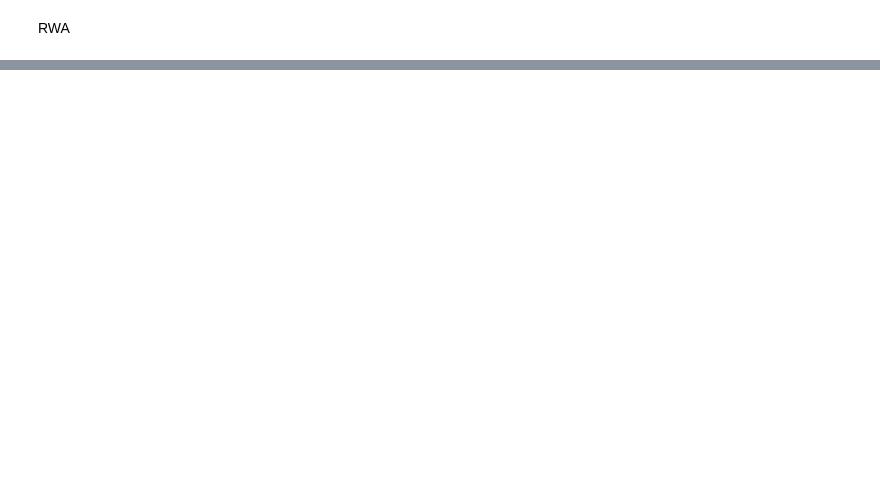
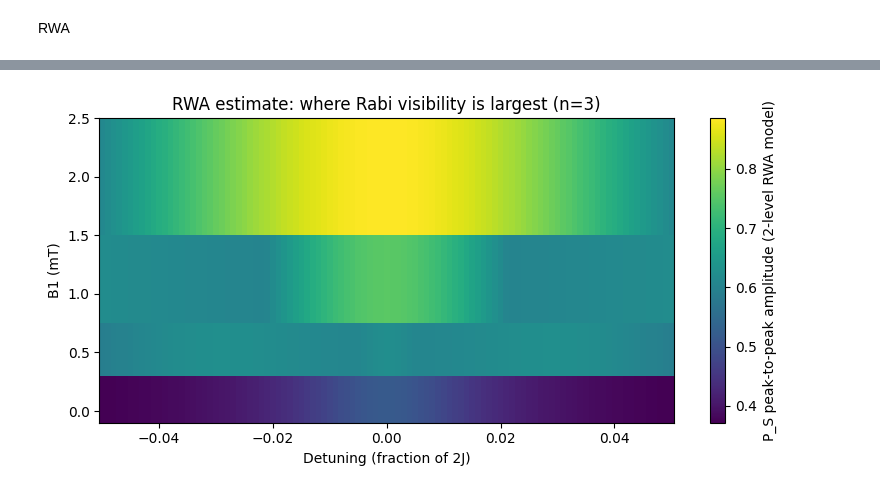
Before and after one commit to shreyasat27/molecularspinqubit_computationalpipeline, a Jupyter notebook: rabiresonance.ipynb, the cells around one changed output, grey strips where cells are left out. Saved outputs shown, nothing was run; the diff lists cells and outputs as text; code cells hidden in the pictures; blank space fills up the shorter version.

```diff
--- a/rabiresonance.ipynb
+++ b/rabiresonance.ipynb
@@ -184,7 +189,7 @@ g1, g2 = 2, 2  # Electron g-factors
 J = 0.05         # Exchange coupling constant
 A1 = [0.1, 0.1, 0.2]  # Hyperfine for nucleus 1
 A2 = [0.5, 0.5, 0.1]  # Hyperfine for nucleus 2
-k_S = 0.1        # Singlet recombination rate
+k_S = 47.5        # Singlet recombination rate
 omega_drive = 3.3
 # --- DEFINE SPIN OPERATORS ---
 # Hilbert space order: electron1, electron2, nucleus1, nucleus2
@@ -353,0 +576,95 @@ print(f"Parameters: J/h = {f_J:.3e} Hz, T1 = {T1:.2e} s, Tphi = {Tphi:.2e} s")
+# %%
+#!/usr/bin/env python3
+"""
+Fast estimate of S<->T0 Rabi visibility using an effective 2-level RWA model.
+This is a quick diagnostic (cheap) – it is NOT the full 4x4+ensemble simulation,
+but it gives reliable guidance for resonance frequency and B1 amplitude scales.
+"""
+
+import numpy as np
+import matplotlib.pyplot as plt
+
+# --- Paper parameters (n=3) ---
+gamma_e = 176.1  # µs^-1 mT^-1
+Bres_n3_mT = 31.0
+J = (Bres_n3_mT * gamma_e) / 2.0  # µs^-1
+omega_res = 2.0 * J               # µs^-1 (angular)
+f_res_Hz = omega_res * 1e6 / (2*np.pi)  # Hz
+
+# Effective hyperfine mixing scale (taken from Bhyp -> angular)
+Bhyp_eff_mT = 0.96  # take the larger one as worst-case
+delta = gamma_e * Bhyp_eff_mT  # µs^-1 (angular)  -- acts like static mixing / dephasing scale
+
+# Effective decay (singlet/triplet) -> choose a phenomenological decoherence/decay rate (µs^-1)
+# You can replace these with kS/kT from the paper if you want more realism
+gamma_decay = 2.16  # µs^-1 (k_S from paper) used for singlet loss; adjust as needed
+
+# Time grid (ns plotted)
+t_max_ns = 200.0
+dt_ns = 0.2
+times_ns = np.arange(0.0, t_max_ns+dt_ns, dt_ns)
+times = times_ns * 1e-3  # µs
+
+# Effective 2-level Hamiltonian in rotating-wave approx (in rotating frame):
+# H_eff = ( -Δ/2   Ω/2 )
+#         (  Ω/2   Δ/2 )
+# where Δ = detuning (angular), Ω = γ_e * B1 (angular)
+#
+# We'll simulate Bloch-like equations with decay (Lindblad-like damping on populations):
+def simulate_rwa(B1_mT, detuning_ang, delta_mix=delta, gamma_loss=gamma_decay):
+    # initial state: all population in |S> (state vector [1,0])
+    psi = np.array([1+0j, 0+0j])
+    # matrices (2x2)
+    def H_rwa(Omega, Delta):
+        return np.array([[-0.5*Delta, 0.5*Omega],
+                         [0.5*Omega,  0.5*Delta]], dtype=complex)
+    Omega = gamma_e * B1_mT  # angular units µs^-1
+    rho = np.outer(psi, psi.conj())
+    P_S = np.zeros(len(times))
+    for i, t in enumerate(times):
+        P_S[i] = np.real(np.trace(rho @ np.array([[1,0],[0,0]])))
+        # simple Lindblad-ish decay on populations (phenomenological):
+        # drho/dt = -i[H,rho] - gamma_loss * (|1><1| rho + rho |1><1|)/2
+        H = H_rwa(Omega, detuning_ang)
+        drho = -1j*(H @ rho - rho @ H)
+        # apply mixing-induced dephasing phenomenologically
+        # convert delta_mix (angular) into pure dephasing on coherences:
+        dephasing = - (delta_mix*0.5) * (np.array([[0, rho[0,1]],[rho[1,0],0]]))
+        drho += dephasing
+        # decay from singlet (state 0) with rate gamma_loss (population leaks out)
+        # model as -gamma_loss * (|0><0| rho + rho |0><0|)/2
+        L = np.array([[1,0],[0,0]])
+        drho += -0.5 * gamma_loss * (L @ rho + rho @ L)
+        rho = rho + drho * (dt_ns*1e-3)
+        # renormalize (if you want conditional on survival, divide later by trace)
+    return P_S, np.trace(rho)
+
+# Quick scan of detuning (in fraction of 2J) and B1
+B1_values_mT = [0.1, 0.5, 1.0, 2.0]   # mT to try
+detuning_fracs = np.linspace(-0.05, 0.05, 101)  # fraction of 2J
+amp_matrix = np.zeros((len(B1_values_mT), len(detuning_fracs)))
+
+for iB, B1 in enumerate(B1_values_mT):
+    for j, df in enumerate(detuning_fracs):
+        det_ang = (df) * omega_res  # angular detuning in µs^-1
+        P_S, tr = simulate_rwa(B1, det_ang)
+        # metric: peak-to-peak amplitude in first 100 ns (in conditional units approximate)
+        amp = P_S.max() - P_S.min()
+        amp_matrix[iB, j] = amp
+
+# Plot an example heatmap
+plt.figure(figsize=(8,4))
+plt.pcolormesh(detuning_fracs, B1_values_mT, amp_matrix, shading='auto')
+plt.colorbar(label='P_S peak-to-peak amplitude (2-level RWA model)')
+plt.xlabel('Detuning (fraction of 2J)')
+plt.ylabel('B1 (mT)')
+plt.title('RWA estimate: where Rabi visibility is largest (n=3)')
+plt.tight_layout()
+plt.show()
+
+# Print recommended operating point (heuristic)
+print("Resonant f (Hz) ~ {:.3e} Hz  (angular 2J = {:.3f} µs^-1)".format(f_res_Hz, omega_res))
+print("Heuristic recommendation: B1 on order of Bhyp (~0.96 mT) -> try B1 = 0.5..1.5 mT.")
+print("Tolerable detuning roughly ≲ Ω/(2π); with B1=1 mT expect Rabi f ~28 MHz -> detune window ±~28 MHz.")
+# %% [output]
+[figure, added]
```
Also changed, not shown: parts of 7 cells of this notebook.
